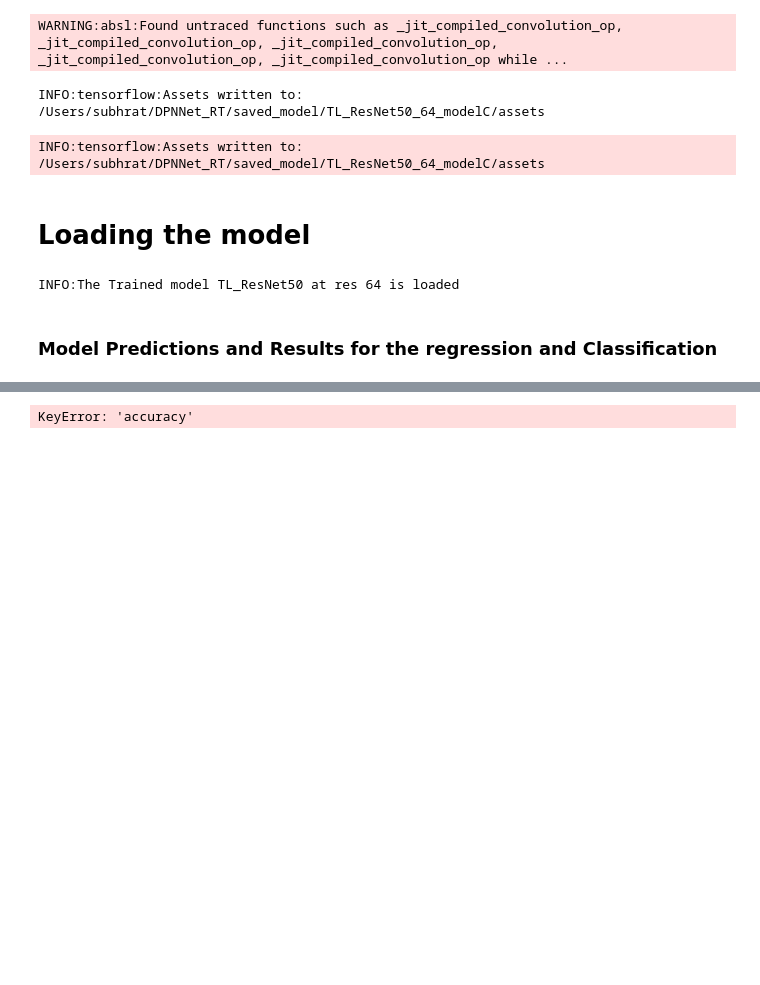
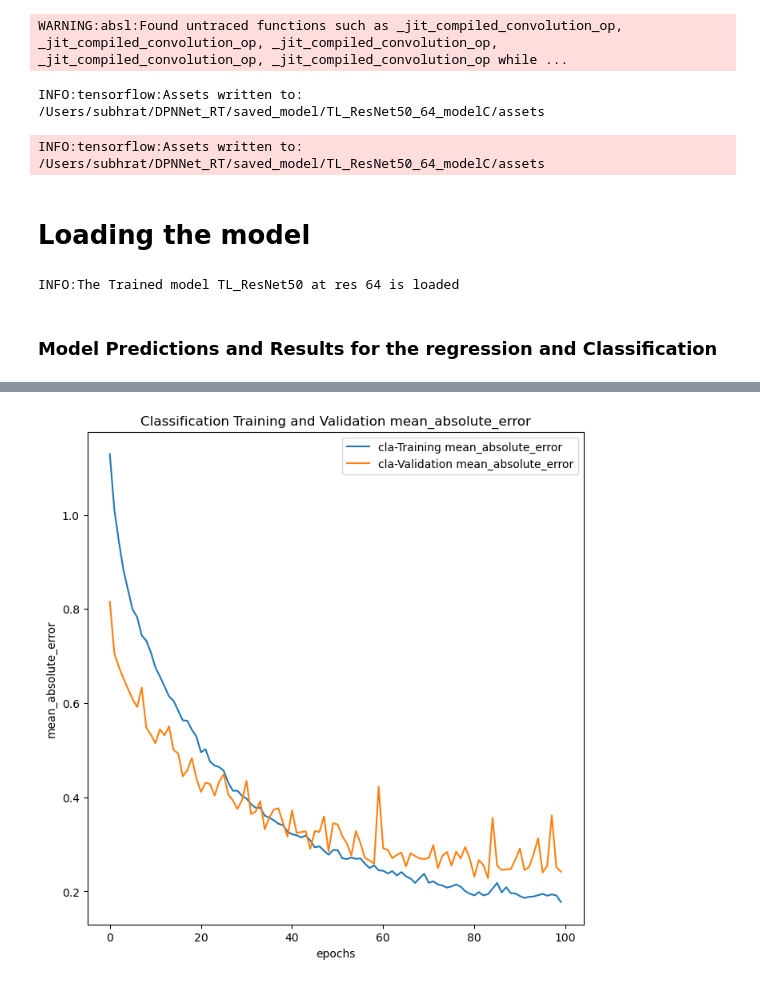
Before and after one commit to sauddy/DPNNet-3.0, a Jupyter notebook: DPNNet-RT-V6_SL.ipynb, the cells around one changed output, grey strips where cells are left out. Cells and saved outputs as stored; diff of their text form; code cells hidden in the pictures; blank space fills up the shorter version.

Commit message:
Single label regression (1 - one planet, 4 - three planet, 2 - second absent, 3 - third absent)

```diff
--- a/DPNNet-RT-V6_SL.ipynb
+++ b/DPNNet-RT-V6_SL.ipynb
@@ -245,7 +245,19 @@ for  i in range(1, num_sims+1):
 
 data_complete = pd.concat(dc_list)
 data_complete = shuffle(data_complete,random_state=49)
-data_complete['Planet_Count'] = (data_complete.loc[:, ['Planet_Mass1', 'Planet_Mass2', 'Planet_Mass3']] != 0).sum(axis=1)
+
+def f(row):
+    if (row['Planet_Mass1'] != 0) and (row['Planet_Mass2'] == 0) and (row['Planet_Mass3'] == 0):
+        val = 1
+    elif (row['Planet_Mass1'] != 0) and (row['Planet_Mass2'] == 0) and (row['Planet_Mass3'] != 0):
+        val = 2
+    elif (row['Planet_Mass1'] != 0) and (row['Planet_Mass2'] != 0) and (row['Planet_Mass3'] == 0):
+        val = 3
+    elif (row['Planet_Mass1'] != 0) and (row['Planet_Mass2'] != 0) and (row['Planet_Mass3'] != 0):
+        val = 4
+    return val
+
+data_complete['Planet_Count'] = data_complete.apply(f, axis=1)
 data_complete
 # %% [output]
 [INFO]: Importing path for all the RT images
@@ -656,20 +670,20 @@ if NETWORK == "TL":
 else:
     plot_name = NETWORK+'_'+str(X_res)
 if  CLA == True and REG== False:
-    cla_acc = CNN_history.history['accuracy']
-    val_cla_acc = CNN_history.history['val_accuracy']
+    cla_acc = CNN_history.history['mean_absolute_error']
+    val_cla_acc = CNN_history.history['val_mean_absolute_error']
     cla_loss =CNN_history.history['loss']
     val_cla_loss = CNN_history.history['val_loss']
 
     plt.figure(figsize=(8, 8))
     # plt.subplot(2, 2, 1)
-    plt.plot(hist['epoch'], cla_acc, label='cla-Training Accuracy')
-    plt.plot(hist['epoch'], val_cla_acc, label='cla-Validation Accuracy')
+    plt.plot(hist['epoch'], cla_acc, label='cla-Training mean_absolute_error')
+    plt.plot(hist['epoch'], val_cla_acc, label='cla-Validation mean_absolute_error')
 
     plt.legend(loc='upper right')
     plt.xlabel("epochs")
-    plt.ylabel("accuracy")
-    plt.title('Classification Training and Validation Accuracy')
+    plt.ylabel("mean_absolute_error")
+    plt.title('Classification Training and Validation mean_absolute_error')
     plt.savefig('figures/'+plot_name+'_c.png')
     plt.show()
 
@@ -696,31 +710,31 @@ if REG == True and CLA == True:
     ## For classification
     cla_acc = CNN_history.history['cla_accuracy']
     val_cla_acc = CNN_history.history['val_cla_accuracy']
     cla_loss =CNN_history.history['cla_loss']
     val_cla_loss = CNN_history.history['val_cla_loss']
 
     ## For Regression
     reg_mse = CNN_history.history['reg_mean_squared_error']
     val_reg_mse =CNN_history.history['val_reg_mean_squared_error']
     reg_loss =CNN_history.history['reg_loss']
     val_reg_loss = CNN_history.history['val_reg_loss']
 
     plt.figure(figsize=(15, 15))
     plt.subplot(2, 2, 1)
     plt.plot(hist['epoch'], cla_acc, label='cla-Training Accuracy')
     plt.plot(hist['epoch'], val_cla_acc, label='cla-Validation Accuracy')
     plt.legend(loc='lower right')
     plt.xlabel("epochs")
     plt.ylabels("accuracy")
     plt.title('Classification Training and Validation Accuracy')
 
     plt.subplot(2, 2, 2)
     plt.plot(hist['epoch'], reg_mse, label='reg-Training MSE')
     plt.plot(hist['epoch'], val_reg_mse, label='reg-Validation MSE')
     plt.legend(loc='upper right')
     plt.xlabel("epochs")
     plt.ylabel("MSE")
     plt.title('Regression Training and Validation MSE')
     plt.savefig('figures/'+plot_name+'_cr.png')
 # %% [output]
-KeyError: 'accuracy'
+[figure, added]
```
Also changed, not shown: parts of 15 cells of this notebook.
